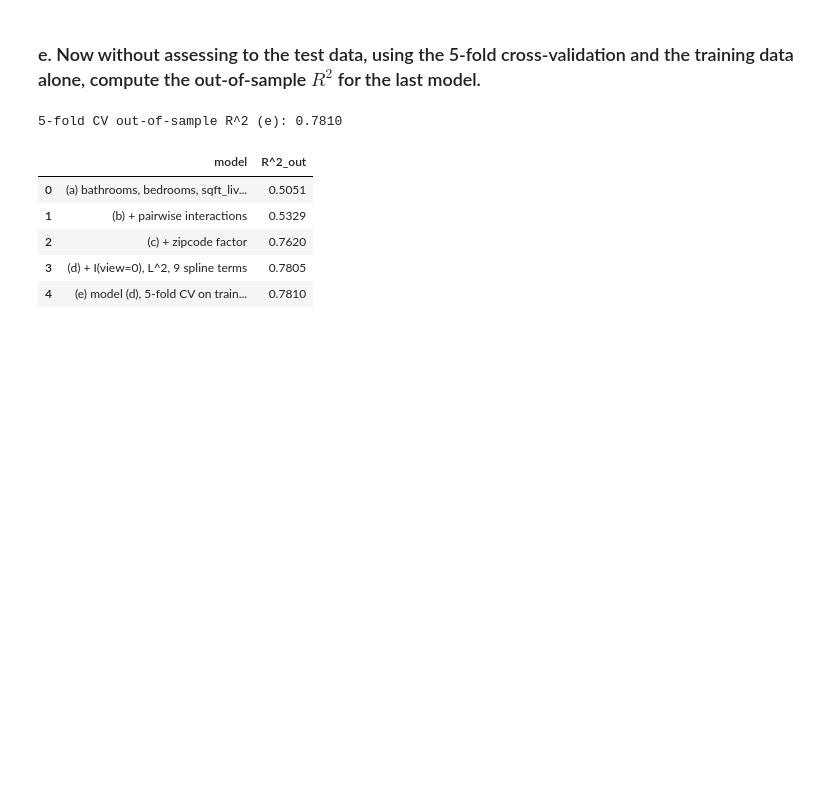
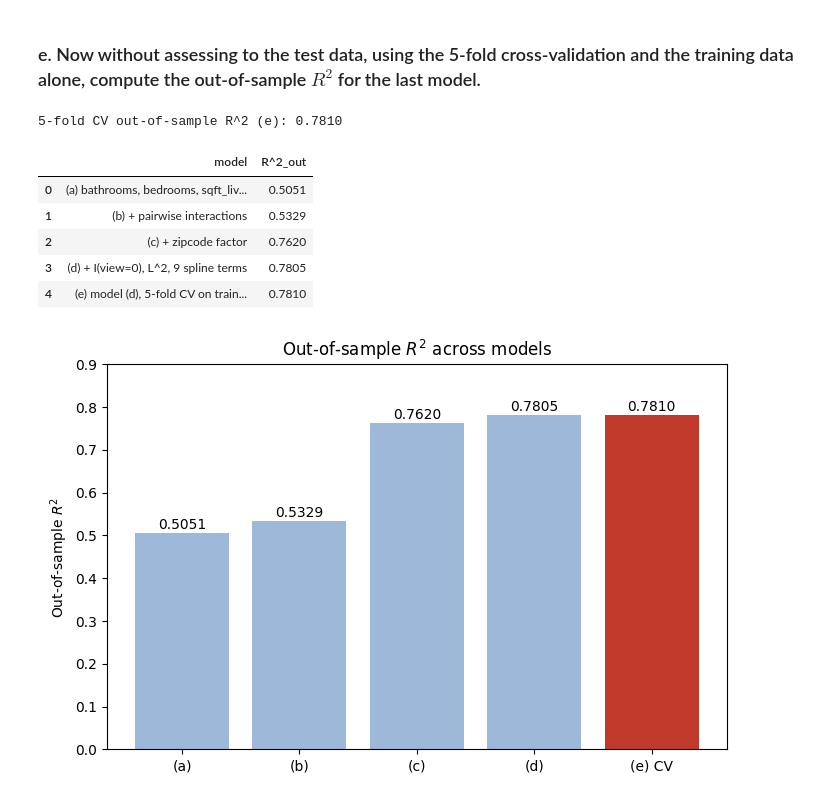
Before and after one commit to bmart231/ORF405, a Jupyter notebook: Homework1/Homework1.ipynb, the cells around one changed output. Drawn from its saved outputs; the diff is of its cells as text; code cells hidden in the pictures; blank space fills up the shorter version.

```diff
--- a/Homework1/Homework1.ipynb
+++ b/Homework1/Homework1.ipynb
@@ -373,3 +373,16 @@ summary_5
 | 2 | (c) + zipcode factor | 0.7620 |
 | 3 | (d) + I(view=0), L^2, 9 spline terms | 0.7805 |
 | 4 | (e) model (d), 5-fold CV on train... | 0.7810 |
+# %%
+plt.figure(figsize=(8, 5))
+bars = plt.bar(["(a)", "(b)", "(c)", "(d)", "(e) CV"], summary_5["R^2_out"],
+                color=["#9db8d8", "#9db8d8", "#9db8d8", "#9db8d8", "#c0392b"])
+for bar, val in zip(bars, summary_5["R^2_out"]):
+    plt.text(bar.get_x() + bar.get_width()/2, val + 0.01, f"{val:.4f}", ha="center")
+
+plt.ylabel("Out-of-sample $R^2$")
+plt.title("Out-of-sample $R^2$ across models")
+plt.ylim(0, 0.9)
+plt.show()
+# %% [output]
+[figure, added]
```
Also changed, not shown: 1 other file.
